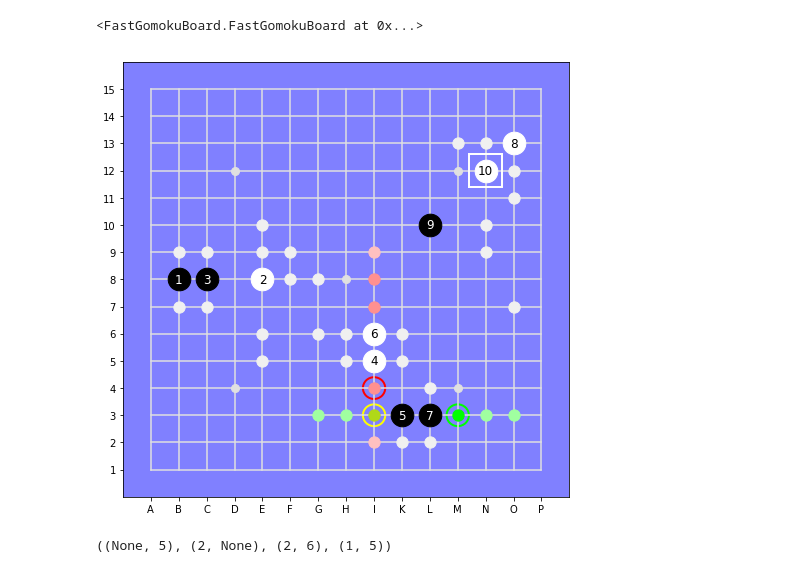
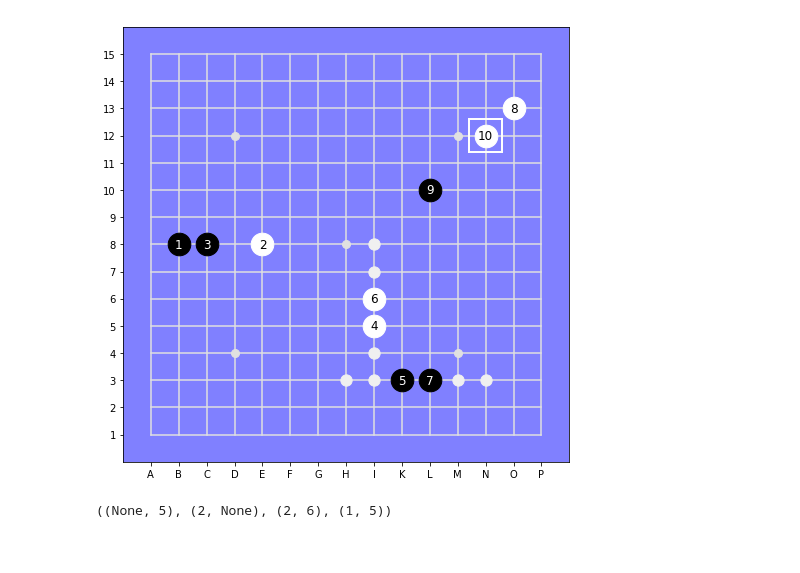
Before and after one commit to Project-Ellie/tutorials, a Jupyter notebook: other_stuff/DeepGomoku/EdgeCases.ipynb, the cells around one changed output. Cells and saved outputs as stored; diff of their text form; code cells hidden in the pictures.

```diff
--- a/other_stuff/DeepGomoku/EdgeCases.ipynb
+++ b/other_stuff/DeepGomoku/EdgeCases.ipynb
@@ -25,13 +23,10 @@ fboard=FastGomokuBoard(15, 8)
 # %%
+fboard=FastGomokuBoard(15, 8)
 fboard.set(B,8).set(E,8).set(C,8)
 fboard.set(I,5).set(K,3).set(I,6).set(L,3)
-fboard.set(O,13).set(L, 10).set(N,12)
+fboard.set(O,13).set(L, 10).set(N,12).display(score=0)
 # %% [output]
-<FastGomokuBoard.FastGomokuBoard at 0x...>
+[figure, added]
-# %%
-fboard.display(score=0)
-# %% [output]
-[figure, removed]
 # %%
 b=board
 b.nw_edges(4, 14), b.nw_edges(13,2), b.nw_edges(14,13), b.nw_edges(13,14)
```
Also changed, not shown: parts of 2 cells of this notebook, 9 other files.
